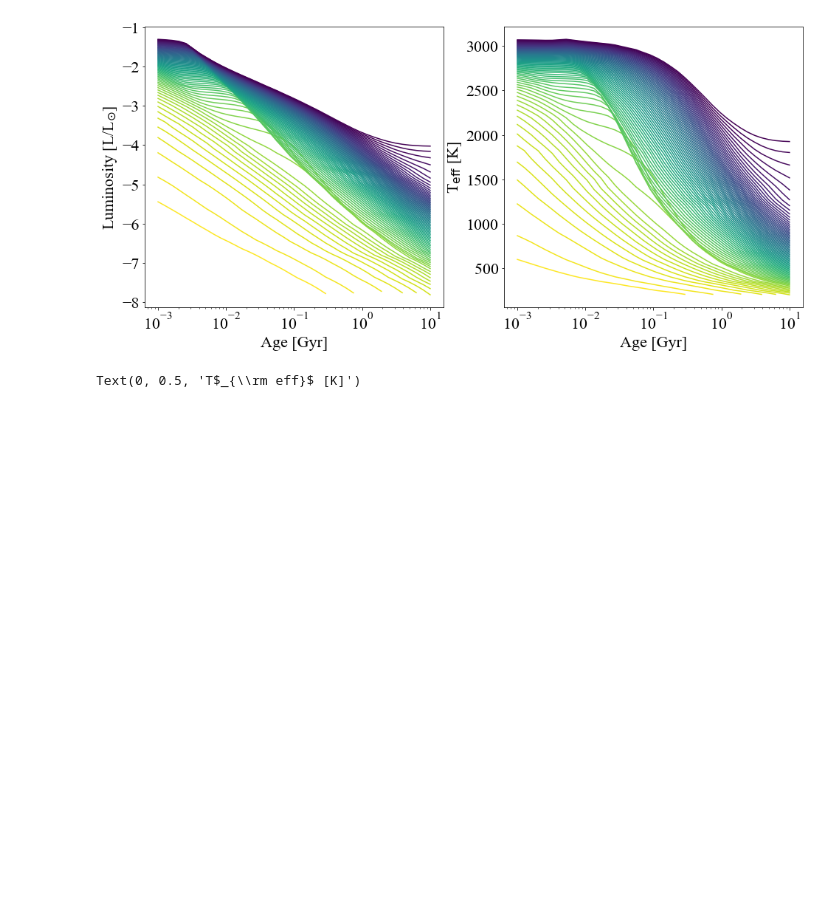
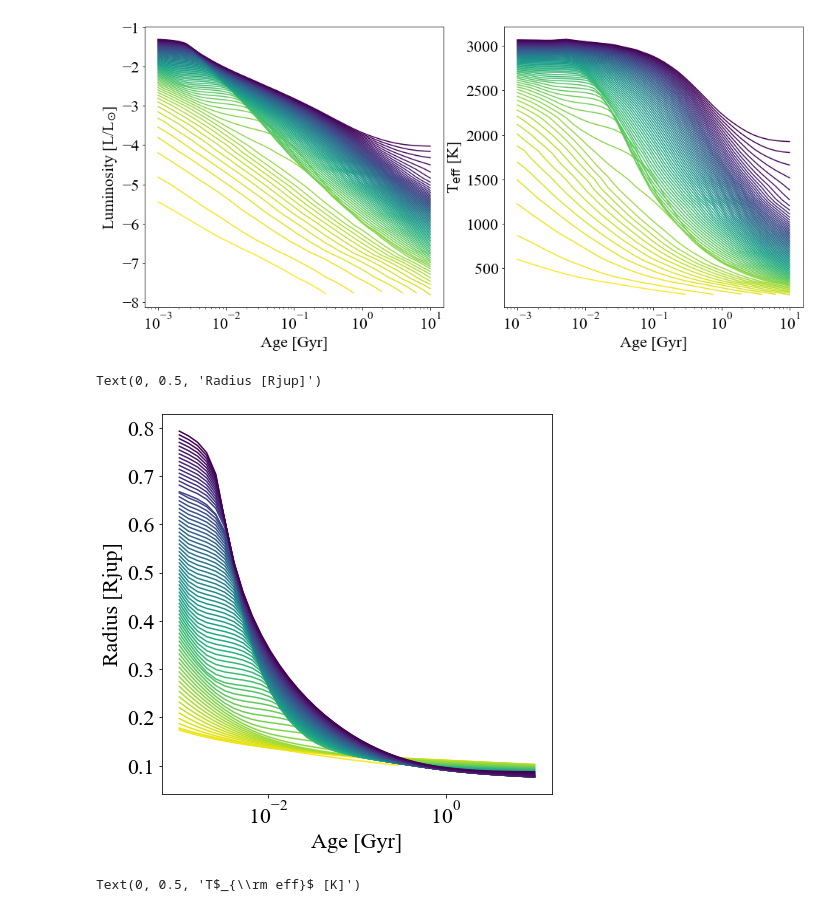
Before and after one commit to SvPoder/exoplanets, a Jupyter notebook: jupyter-notebook/cooling_models.ipynb, the cells around one changed output. Drawn from its saved outputs; the diff is of its cells as text; code cells hidden in the pictures; blank space fills up the shorter version.

Commit message:
include radius plot

```diff
--- a/jupyter-notebook/cooling_models.ipynb
+++ b/jupyter-notebook/cooling_models.ipynb
@@ -222,6 +222,33 @@ ax[1].set_ylabel(r"T$_{\rm eff}$ [K]")
 # %% [output]
 Text(0, 0.5, 'T$_{\\rm eff}$ [K]')
 [figure]
+# %%
+fig, ax = plt.subplots(1, 1, figsize=(7, 7))
+
+i     = 0
+ls    = ["-", "--", ":"]
+color = bokeh.palettes.viridis(len(evolution_ATMO20["M"]))
+color = color[::-1]
+
+models = ["ATMO_CEQ/"]#, "ATMO_NEQ_strong/", "ATMO_NEQ_weak/"]
+masses = np.sort(np.asarray(evolution_ATMO20["M"]))
+
+for model in models:
+    j = 0
+    for mass in masses:
+        #if (np.abs(mass-0.06) < 0.009) or (np.abs(mass-0.07) < 0.009):
+        #    print(mass)
+        #    continue
+        ax.plot(evolution_ATMO20[model][mass][0], evolution_ATMO20[model][mass][3], ls=ls[i], color=color[j])
+        j = j+1
+    i = i+1
+
+ax.set_xlabel("Age [Gyr]")
+ax.set_xscale("log")
+ax.set_ylabel(r"Radius [Rjup]")
+# %% [output]
+Text(0, 0.5, 'Radius [Rjup]')
+[figure, added]
 # %%
 fig, ax = plt.subplots(1, 2, figsize=(16, 7))
 
```
